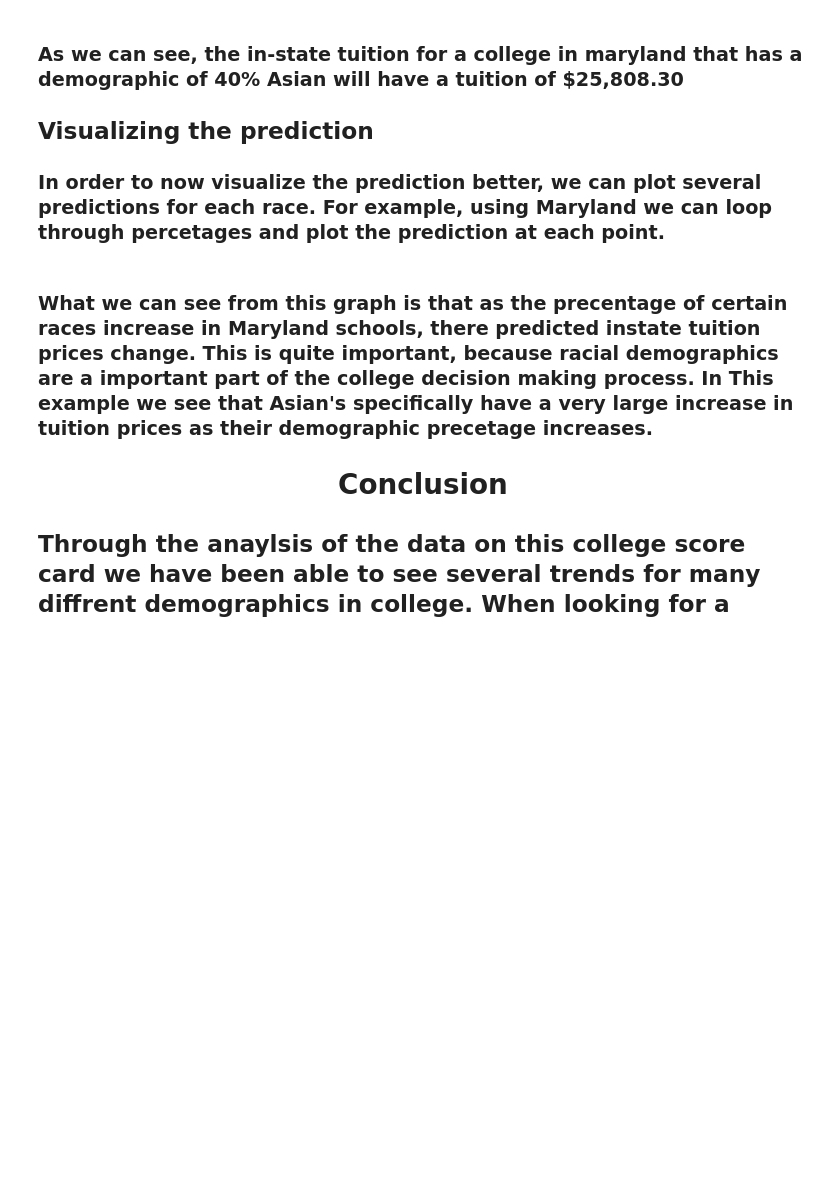
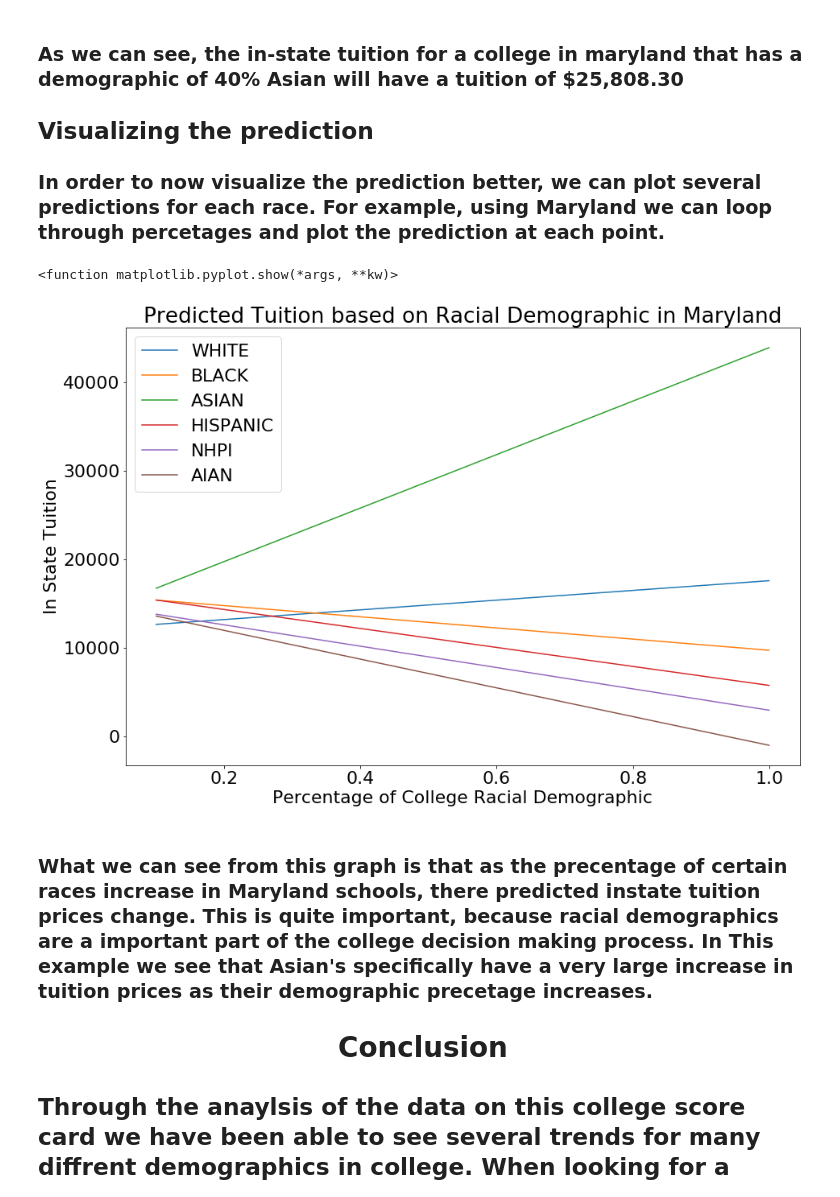
Before and after one commit to ZionJoseph/ZionJoseph.github.io, a Jupyter notebook: College Scorecard Tutorial.ipynb, the cells around one changed output. Saved outputs shown, nothing was run; the diff lists cells and outputs as text; code cells hidden in the pictures; blank space fills up the shorter version.

```diff
--- a/College Scorecard Tutorial.ipynb
+++ b/College Scorecard Tutorial.ipynb
@@ -347,23 +366,27 @@ inter["UGDS_ASIAN"].predict([[.4, States["MD"]]])[0]
 # %%
 # Create a new figure to hold the plot
 fig = plt.figure(figsize=(15,10))
 # Add the subplot
 plot = fig.add_subplot(1,1,1)
 
 # for each race, predict 10  percetage values for tuition
 for ele in races:
     i = .1
     x = []
     while i < 1:
         # Add the prediction to the end of x
         x.extend([inter[ele].predict([[i,States["MD"]]])])
         i = i + .1
     plt.plot([.1,.2,.3,.4,.5,.6,.7,.8,.9,1],x)
 #legend
 plot.legend(['WHITE', 'BLACK', 'ASIAN', 'HISPANIC','NHPI','AIAN'])
 plot.set_title("Predicted Tuition based on Racial Demographic in Maryland")
 plot.set_xlabel("Percentage of College Racial Demographic")
 plot.set_ylabel("In State Tuition")
+plt.show
+# %% [output]
+<function matplotlib.pyplot.show(*args, **kw)>
+[figure, added]
 # %% [markdown]
 <h3>What we can see from this graph is that as the precentage of certain races increase in Maryland schools, there predicted instate tuition prices change. This is quite important, because racial demographics are a important part of the college decision making process. In This example we see that Asian's specifically have a very large increase in tuition prices as their demographic precetage increases.</h3>
 <h1><center>Conclusion</center></h1>
```
Also changed, not shown: parts of 3 cells of this notebook, 1 other file.
